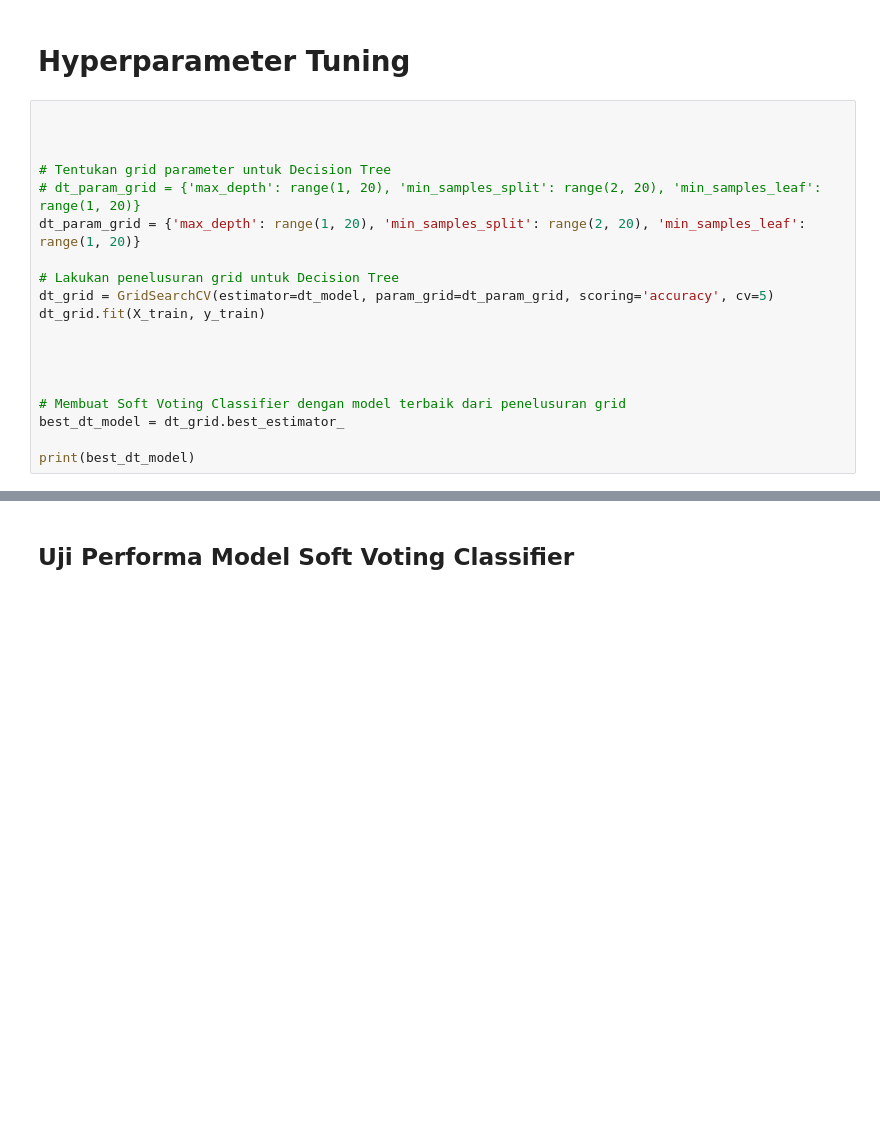
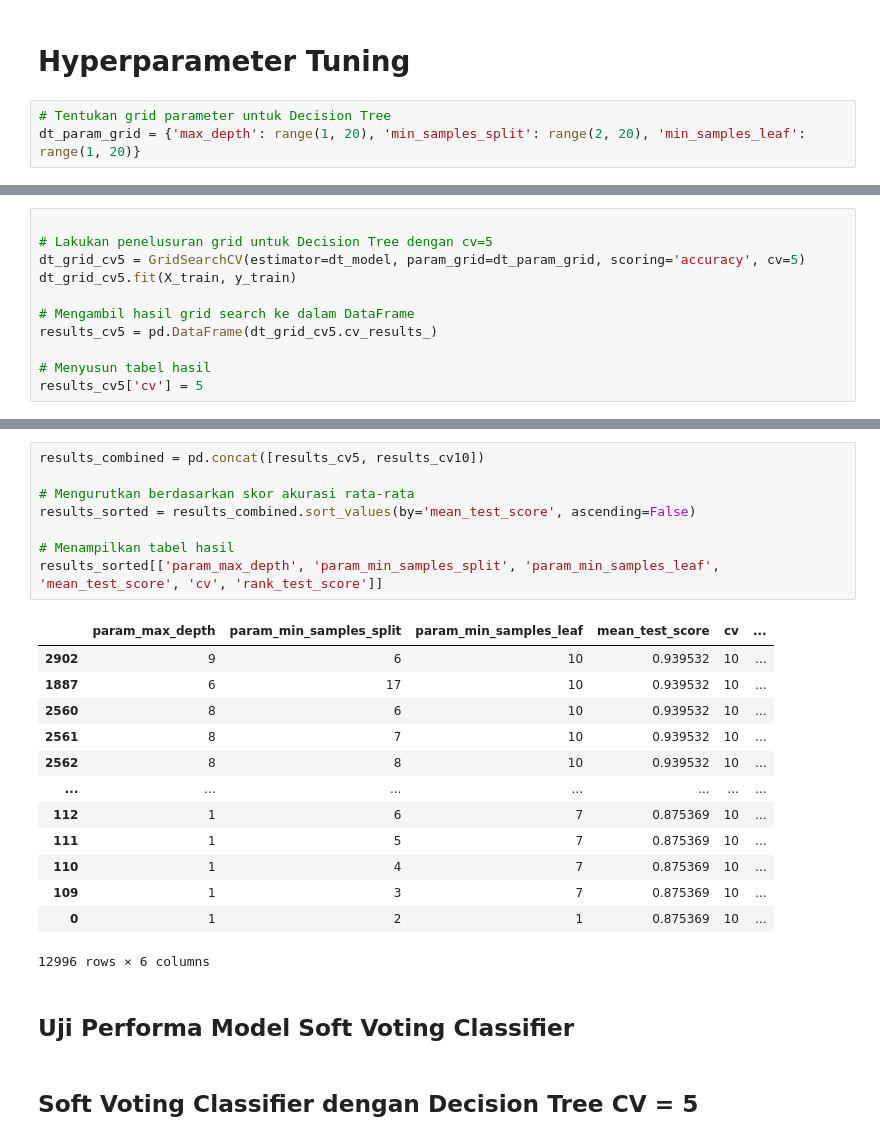
Before and after one commit to AgivChaedar/Prediction-of-Voluntary-Employee-Attrition, a Jupyter notebook: Praproses, Pemodelan, Uji Performa.ipynb, the cells around one changed output, grey strips where cells are left out. Cells and saved outputs as stored; diff of their text form; blank space fills up the shorter version.

```diff
--- a/Praproses, Pemodelan, Uji Performa.ipynb
+++ b/Praproses, Pemodelan, Uji Performa.ipynb
@@ -885,21 +983,5 @@ weighted avg       0.95      0.95      0.95        60
 # %% [markdown]
 # Hyperparameter Tuning
 # %%
-
-
-
 # Tentukan grid parameter untuk Decision Tree
-# dt_param_grid = {'max_depth': range(1, 20), 'min_samples_split': range(2, 20), 'min_samples_leaf': range(1, 20)}
 dt_param_grid = {'max_depth': range(1, 20), 'min_samples_split': range(2, 20), 'min_samples_leaf': range(1, 20)}
-
-# Lakukan penelusuran grid untuk Decision Tree
-dt_grid = GridSearchCV(estimator=dt_model, param_grid=dt_param_grid, scoring='accuracy', cv=5)
-dt_grid.fit(X_train, y_train)
-
-
-
-
-# Membuat Soft Voting Classifier dengan model terbaik dari penelusuran grid
-best_dt_model = dt_grid.best_estimator_
-
-print(best_dt_model)
@@ -916,0 +990,11 @@ print(dt_grid.best_score_)
+# %%
+
+# Lakukan penelusuran grid untuk Decision Tree dengan cv=5
+dt_grid_cv5 = GridSearchCV(estimator=dt_model, param_grid=dt_param_grid, scoring='accuracy', cv=5)
+dt_grid_cv5.fit(X_train, y_train)
+
+# Mengambil hasil grid search ke dalam DataFrame
+results_cv5 = pd.DataFrame(dt_grid_cv5.cv_results_)
+
+# Menyusun tabel hasil
+results_cv5['cv'] = 5
@@ -958,2 +1121,26 @@ Jumlah prediksi salah: 3
+# %%
+results_combined = pd.concat([results_cv5, results_cv10])
+
+# Mengurutkan berdasarkan skor akurasi rata-rata
+results_sorted = results_combined.sort_values(by='mean_test_score', ascending=False)
+
+# Menampilkan tabel hasil
+results_sorted[['param_max_depth', 'param_min_samples_split', 'param_min_samples_leaf', 'mean_test_score', 'cv', 'rank_test_score']]
+# %% [output]
+|  | param_max_depth | param_min_samples_split | param_min_samples_leaf | mean_test_score | cv | ... |
+| 2902 | 9 | 6 | 10 | 0.939532 | 10 | ... |
+| 1887 | 6 | 17 | 10 | 0.939532 | 10 | ... |
+| 2560 | 8 | 6 | 10 | 0.939532 | 10 | ... |
+| 2561 | 8 | 7 | 10 | 0.939532 | 10 | ... |
+| 2562 | 8 | 8 | 10 | 0.939532 | 10 | ... |
+| ... | ... | ... | ... | ... | ... | ... |
+| 112 | 1 | 6 | 7 | 0.875369 | 10 | ... |
+| 111 | 1 | 5 | 7 | 0.875369 | 10 | ... |
+| 110 | 1 | 4 | 7 | 0.875369 | 10 | ... |
+| 109 | 1 | 3 | 7 | 0.875369 | 10 | ... |
+| 0 | 1 | 2 | 1 | 0.875369 | 10 | ... |
+12996 rows × 6 columns
 # %% [markdown]
 ## Uji Performa Model Soft Voting Classifier
+# %% [markdown]
+## Soft Voting Classifier dengan Decision Tree CV = 5
```
Also changed, not shown: parts of 54 cells of this notebook.
